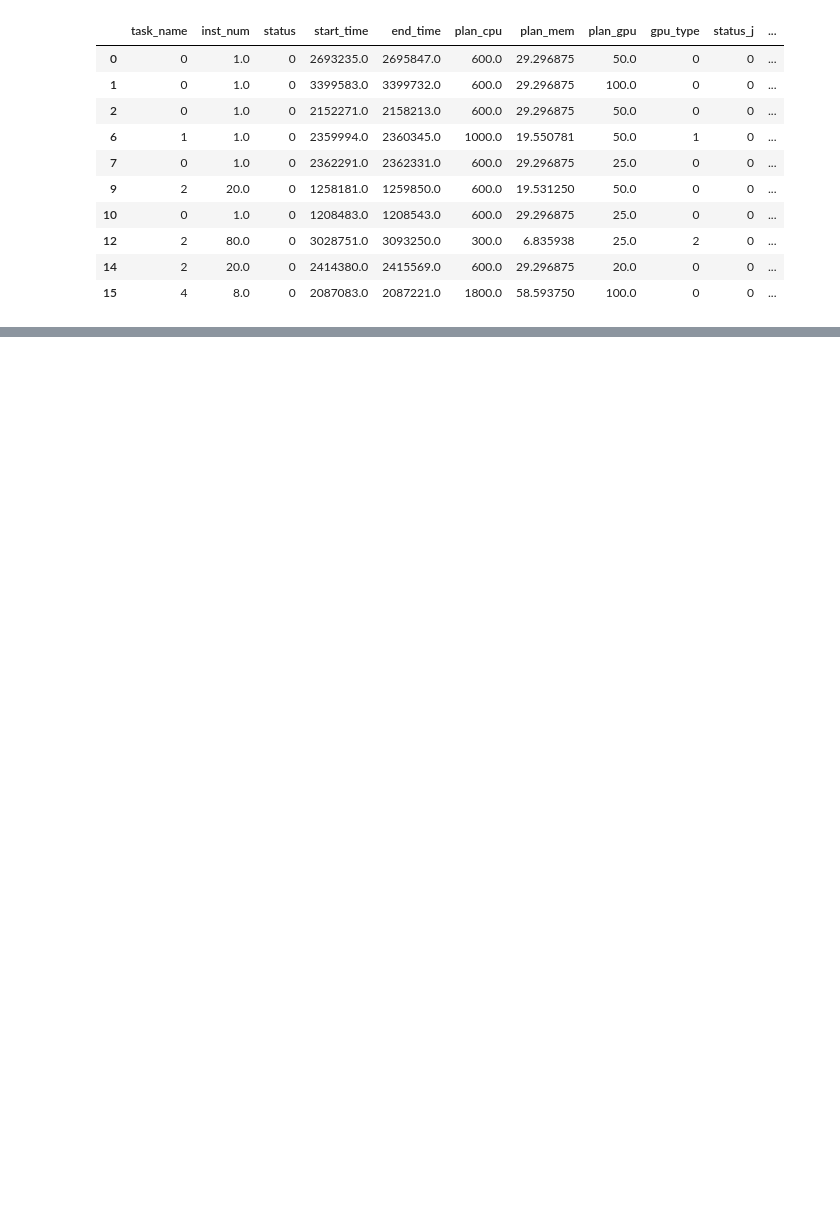
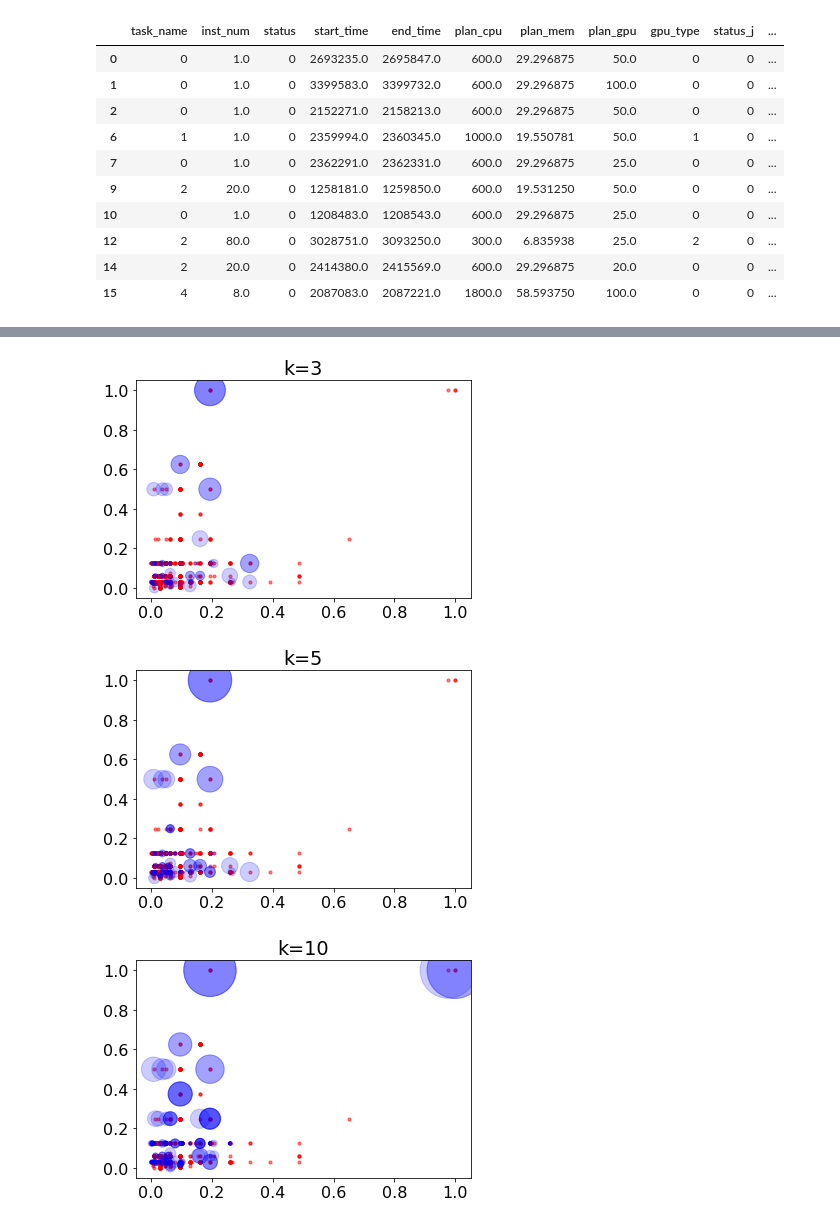
Before and after one commit to lizonglingo/clusterdate-trace-alibaba, a Jupyter notebook: outlier.ipynb, the cells around one changed output, grey strips where cells are left out. Drawn from its saved outputs; the diff is of its cells as text; code cells hidden in the pictures; blank space fills up the shorter version.

```diff
--- a/outlier.ipynb
+++ b/outlier.ipynb
@@ -313,3 +346,20 @@ dfa.head(10)
 | 12 | 2 | 80.0 | 0 | 3028751.0 | 3093250.0 | 300.0 | 6.835938 | 25.0 | 2 | 0 | ... |
 | 14 | 2 | 20.0 | 0 | 2414380.0 | 2415569.0 | 600.0 | 29.296875 | 20.0 | 0 | 0 | ... |
 | 15 | 4 | 8.0 | 0 | 2087083.0 | 2087221.0 | 1800.0 | 58.593750 | 100.0 | 0 | 0 | ... |
+# %%
+import seaborn as sns
+from sklearn.ensemble import IsolationForest
+from sklearn.preprocessing import StandardScaler
+from pyod.models.abod import ABOD
+from pyod.models.cblof import CBLOF
+from pyod.models.feature_bagging import FeatureBagging
+from pyod.models.hbos import HBOS
+from pyod.models.iforest import IForest
+from pyod.models.knn import KNN
+from pyod.models.lof import LOF
+from scipy import stats
+from sklearn.preprocessing import MinMaxScaler
+
+scaler = MinMaxScaler(feature_range=(0,1))
+dfa[['inst_num', 'plan_cpu', 'plan_mem', 'plan_gpu', 'runtime', 'runtime_i', 'duration_min', 'wait_time']] = scaler.fit_transform(dfa[['inst_num', 'plan_cpu', 'plan_mem', 'plan_gpu', 'runtime', 'runtime_i', 'duration_min', 'wait_time']])
+dfa.head(10)
@@ -315,0 +383,5 @@ dfa.head(10)
+# %%
+from sklearn.neighbors import LocalOutlierFactor
+
+clf = LocalOutlierFactor(n_neighbors=20, algorithm='auto', contamination=0.1, n_jobs=-1, novelty=True)
+clf.fit(dfa)
@@ -315,0 +465,8 @@ dfa.head(10)
+# %%
+run_i = np.array(dfa["plan_mem"][:])
+run = np.array(dfa["plan_gpu"][:])
+A = list(zip(run_i, run))  # 按照 runtime_instance runtime匹配
+# %%
+# 获取任务密度，取第5邻域，阈值为2（LOF大于2认为是离群值）
+outliers1, inliers1 = lof(A, k=5, method = 10000)
+outliers1
@@ -315,0 +487,12 @@ dfa.head(10)
+# %%
+for k in [3,5,10]:
+    plt.figure('k=%d'%k)
+    outliers1, inliers1 = lof(A, k=k, method = 2)
+    plt.scatter(np.array(A)[:,0],np.array(A)[:,1],s = 10,c='r',alpha = 0.5)
+    # plt.scatter(outliers1[0],outliers1[1],s = 10+outliers1['local outlier factor']*100,c='r',alpha = 0.2)
+    plt.scatter(outliers1[0],outliers1[1],s = 10+outliers1['local outlier factor']/1000000,c='b',alpha = 0.2)
+    plt.title('k=%d' % k)
+# %% [output]
+[figure, added]
+[figure, added]
+[figure, added]
```
Also changed, not shown: parts of 16 cells of this notebook, 1 other file.
